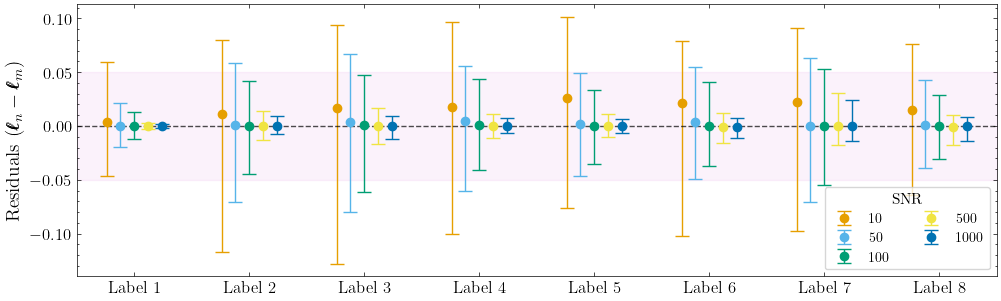
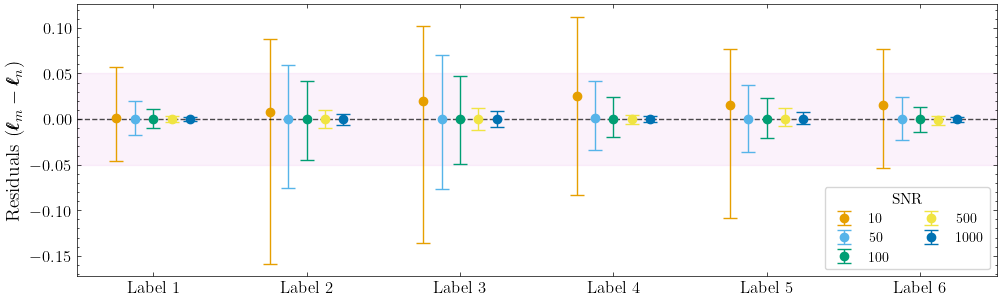
The change to this notebook cell's code, shown as a diff; its figure went from the first image to the second:
--- before
+++ after
@@ -1,4 +1,4 @@
 plt.figure(figsize=(10, 3), constrained_layout=True)
-base_x = np.arange(1, 9)
+base_x = np.arange(1, 7)
 offsets = np.linspace(-0.24, 0.24, len(res_list))
 
@@ -19,11 +19,11 @@
 
 plt.axhline(0, color='k', linestyle='--', alpha=0.7)
-plt.fill_between([0.5, 8.5], 0.05, -0.05, color='m', alpha=0.05)
+plt.fill_between([0.5, 6.5], 0.05, -0.05, color='m', alpha=0.05)
 plt.xticks(base_x, [f'Label {j}' for j in base_x])
 plt.legend(loc='lower right', fontsize=10, ncol=2, title='SNR', frameon=True)
-plt.ylabel(f'Residuals $(\\pmb\\ell_n-\\pmb\\ell_m)$')
+plt.ylabel(f'Residuals $(\\pmb\\ell_m-\\pmb\\ell_n)$')
 plt.tick_params(axis='x', which='minor', length=0)
-plt.xlim(0.5, 8.5)
+plt.xlim(0.5, 6.5)
 
-plt.savefig('/home/vmehta/honours-project/thesis/figures/8binsnr.pdf', format='pdf')
+plt.savefig('/home/vmehta/honours-project/thesis/figures/conf2snr.pdf', format='pdf')
 plt.show()

Commit: about to yeet myself into the abyss